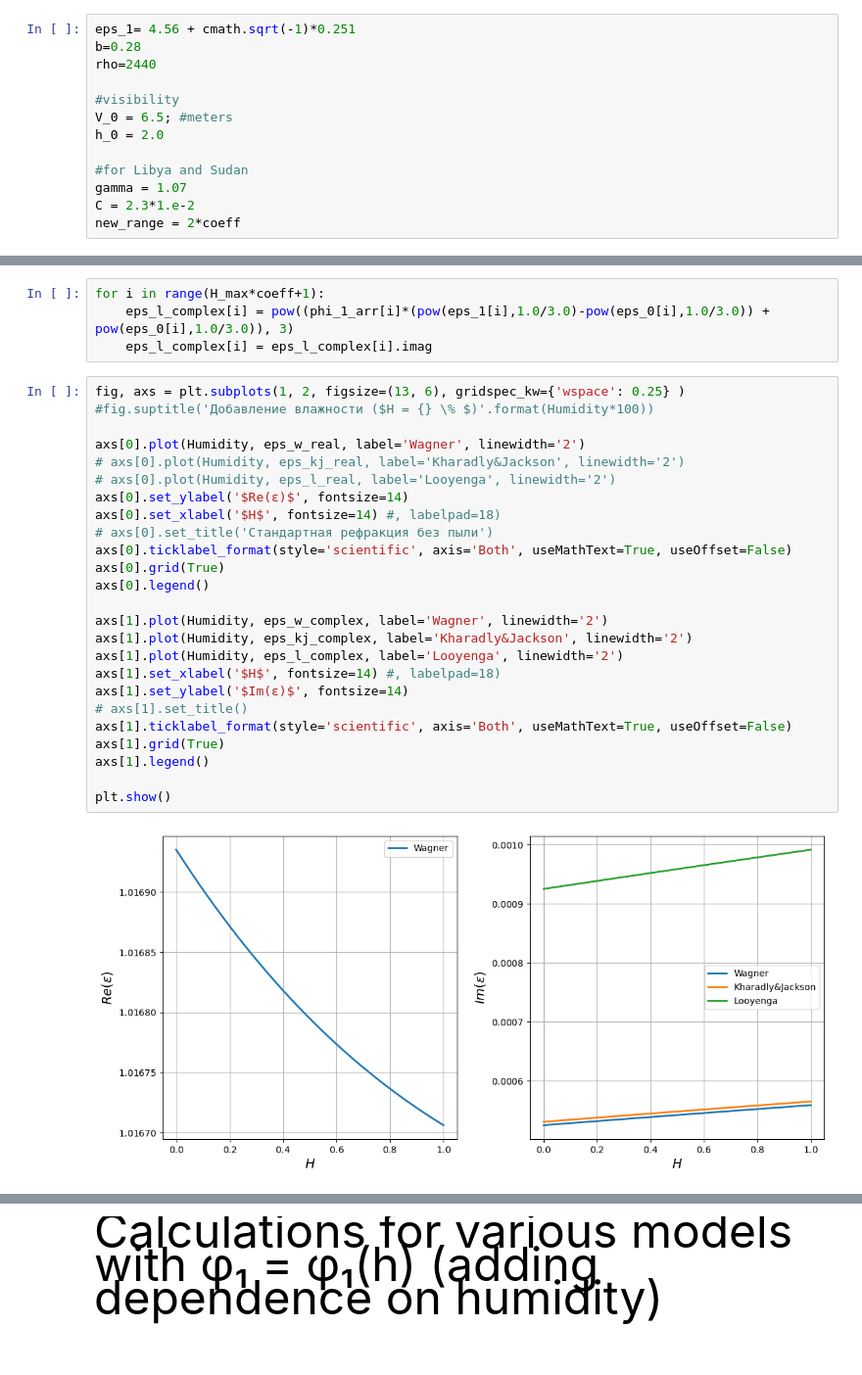
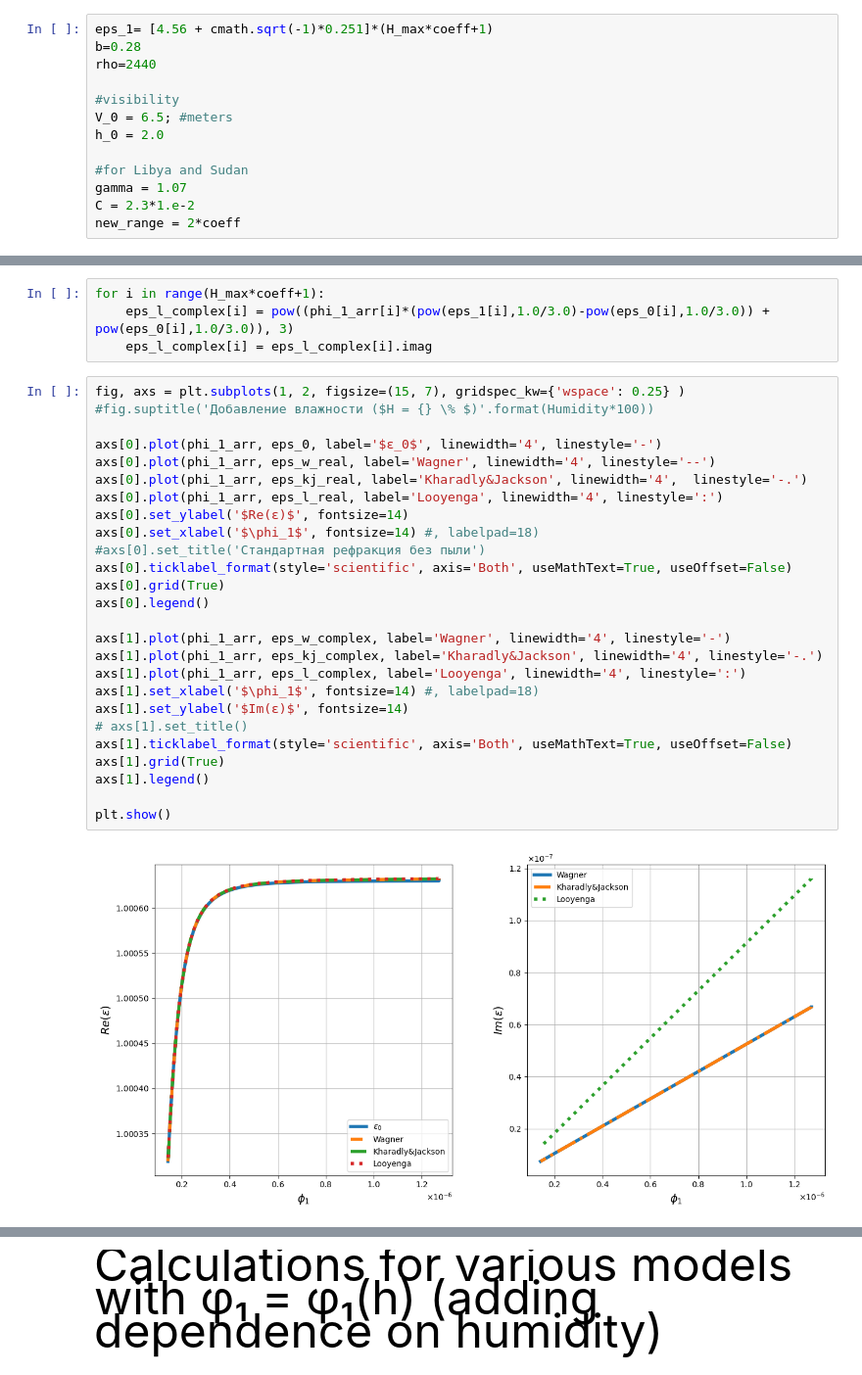
Before and after one commit to Margo-10/pe_radiowaves, a Jupyter notebook: pe_radiowaves.ipynb, the cells around one changed output, grey strips where cells are left out. Shown at 98% size. Drawn from its saved outputs; the diff is of its cells as text.

```diff
--- a/pe_radiowaves.ipynb
+++ b/pe_radiowaves.ipynb
@@ -143,7 +143,7 @@ plt.show()
 
 <span style="font-size: 48px;">Calculations for various models with φ₁ = φ₁(h) </span>
 # %%
-eps_1= 4.56 + cmath.sqrt(-1)*0.251
+eps_1= [4.56 + cmath.sqrt(-1)*0.251]*(H_max*coeff+1)
 b=0.28
 rho=2440
 
@@ -189,29 +190,30 @@ for i in range(H_max*coeff+1):
     eps_l_complex[i] = pow((phi_1_arr[i]*(pow(eps_1[i],1.0/3.0)-pow(eps_0[i],1.0/3.0)) + pow(eps_0[i],1.0/3.0)), 3)
     eps_l_complex[i] = eps_l_complex[i].imag
 # %%
-fig, axs = plt.subplots(1, 2, figsize=(13, 6), gridspec_kw={'wspace': 0.25} )
+fig, axs = plt.subplots(1, 2, figsize=(15, 7), gridspec_kw={'wspace': 0.25} )
 #fig.suptitle('Добавление влажности ($H = {} \% $)'.format(Humidity*100))
 
-axs[0].plot(Humidity, eps_w_real, label='Wagner', linewidth='2')
-# axs[0].plot(Humidity, eps_kj_real, label='Kharadly&Jackson', linewidth='2')
-# axs[0].plot(Humidity, eps_l_real, label='Looyenga', linewidth='2')
+axs[0].plot(phi_1_arr, eps_0, label='$ε_0$', linewidth='4', linestyle='-')
+axs[0].plot(phi_1_arr, eps_w_real, label='Wagner', linewidth='4', linestyle='--')
+axs[0].plot(phi_1_arr, eps_kj_real, label='Kharadly&Jackson', linewidth='4',  linestyle='-.')
+axs[0].plot(phi_1_arr, eps_l_real, label='Looyenga', linewidth='4', linestyle=':')
 axs[0].set_ylabel('$Re(ε)$', fontsize=14)
-axs[0].set_xlabel('$H$', fontsize=14) #, labelpad=18)
-# axs[0].set_title('Стандартная рефракция без пыли')
+axs[0].set_xlabel('$\phi_1$', fontsize=14) #, labelpad=18)
+#axs[0].set_title('Стандартная рефракция без пыли')
 axs[0].ticklabel_format(style='scientific', axis='Both', useMathText=True, useOffset=False)
 axs[0].grid(True)
 axs[0].legend()
 
-axs[1].plot(Humidity, eps_w_complex, label='Wagner', linewidth='2')
-axs[1].plot(Humidity, eps_kj_complex, label='Kharadly&Jackson', linewidth='2')
-axs[1].plot(Humidity, eps_l_complex, label='Looyenga', linewidth='2')
-axs[1].set_xlabel('$H$', fontsize=14) #, labelpad=18)
+axs[1].plot(phi_1_arr, eps_w_complex, label='Wagner', linewidth='4', linestyle='-')
+axs[1].plot(phi_1_arr, eps_kj_complex, label='Kharadly&Jackson', linewidth='4', linestyle='-.')
+axs[1].plot(phi_1_arr, eps_l_complex, label='Looyenga', linewidth='4', linestyle=':')
+axs[1].set_xlabel('$\phi_1$', fontsize=14) #, labelpad=18)
 axs[1].set_ylabel('$Im(ε)$', fontsize=14)
 # axs[1].set_title()
 axs[1].ticklabel_format(style='scientific', axis='Both', useMathText=True, useOffset=False)
 axs[1].grid(True)
 axs[1].legend()
 
 plt.show()
 # %% [output]
-[figure, old version]
+[figure, new version]
```
Also changed, not shown: parts of 18 cells of this notebook.
